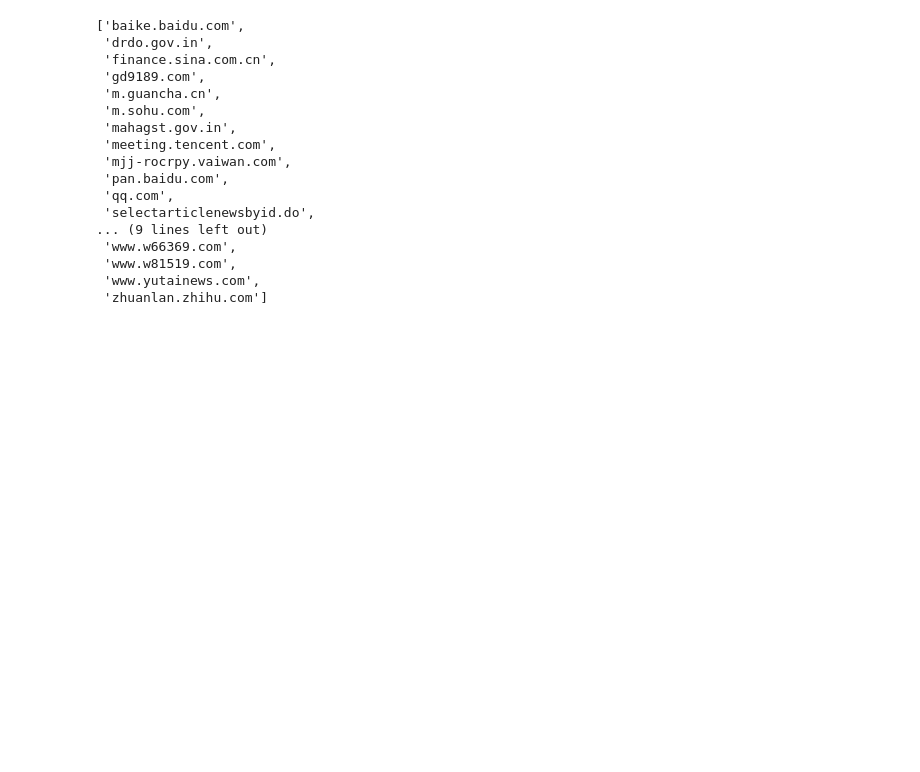
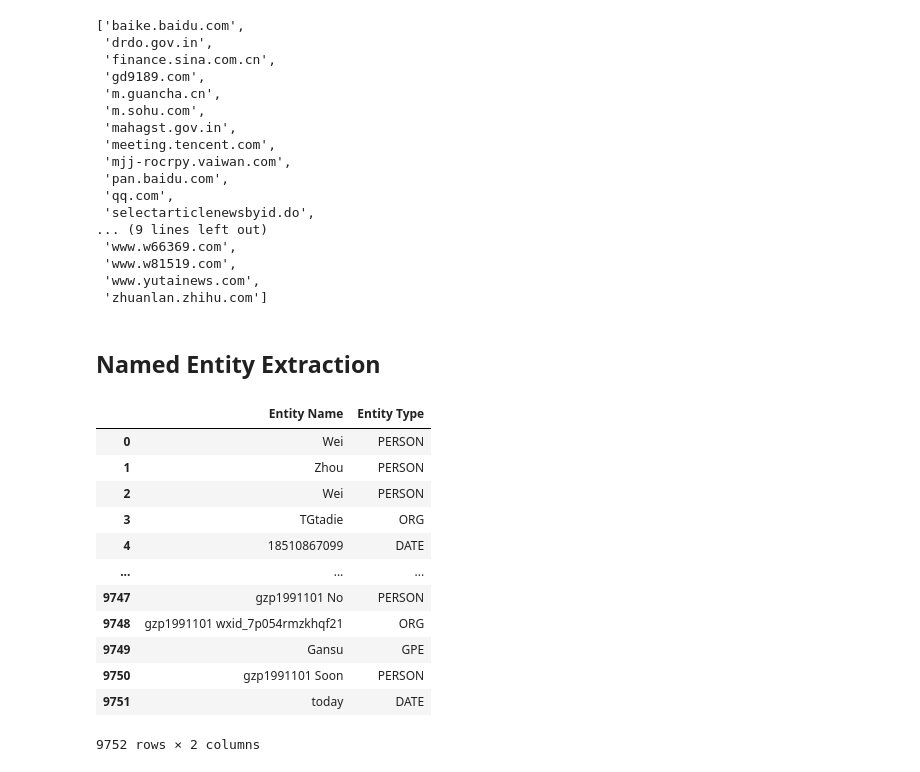
Before and after one commit to gbikram/Jupyter-Threat-Intel, a Jupyter notebook: iSoon_Leak/isoon_word_cloud.ipynb, the cells around one changed output. Saved outputs shown, nothing was run; the diff lists cells and outputs as text; code cells hidden in the pictures; blank space fills up the shorter version.

Commit message:
Add entity extraction

```diff
--- a/iSoon_Leak/isoon_word_cloud.ipynb
+++ b/iSoon_Leak/isoon_word_cloud.ipynb
@@ -91,3 +92,35 @@ observables = [observable for observable in observables if not observable.endswi
  'www.w81519.com',
  'www.yutainews.com',
  'zhuanlan.zhihu.com']
+# %% [markdown]
+## Named Entity Extraction
+# %%
+from spacy import displacy
+from collections import Counter
+import en_core_web_sm
+from pprint import pprint
+
+nlp = en_core_web_sm.load()
+# %%
+file_data = remove_stopwords(file_data)
+doc = nlp(file_data[:1000000])
+extracted_entities = [(X.text, X.label_) for X in doc.ents]
+# %%
+import pandas as pd
+
+df = pd.DataFrame.from_records(extracted_entities, columns = ['Entity Name', 'Entity Type'])
+df
+# %% [output]
+|  | Entity Name | Entity Type |
+| 0 | Wei | PERSON |
+| 1 | Zhou | PERSON |
+| 2 | Wei | PERSON |
+| 3 | TGtadie | ORG |
+| 4 | 18510867099 | DATE |
+| ... | ... | ... |
+| 9747 | gzp1991101 No | PERSON |
+| 9748 | gzp1991101 wxid_7p054rmzkhqf21 | ORG |
+| 9749 | Gansu | GPE |
+| 9750 | gzp1991101 Soon | PERSON |
+| 9751 | today | DATE |
+9752 rows × 2 columns
```
Also changed, not shown: parts of 3 cells of this notebook.
